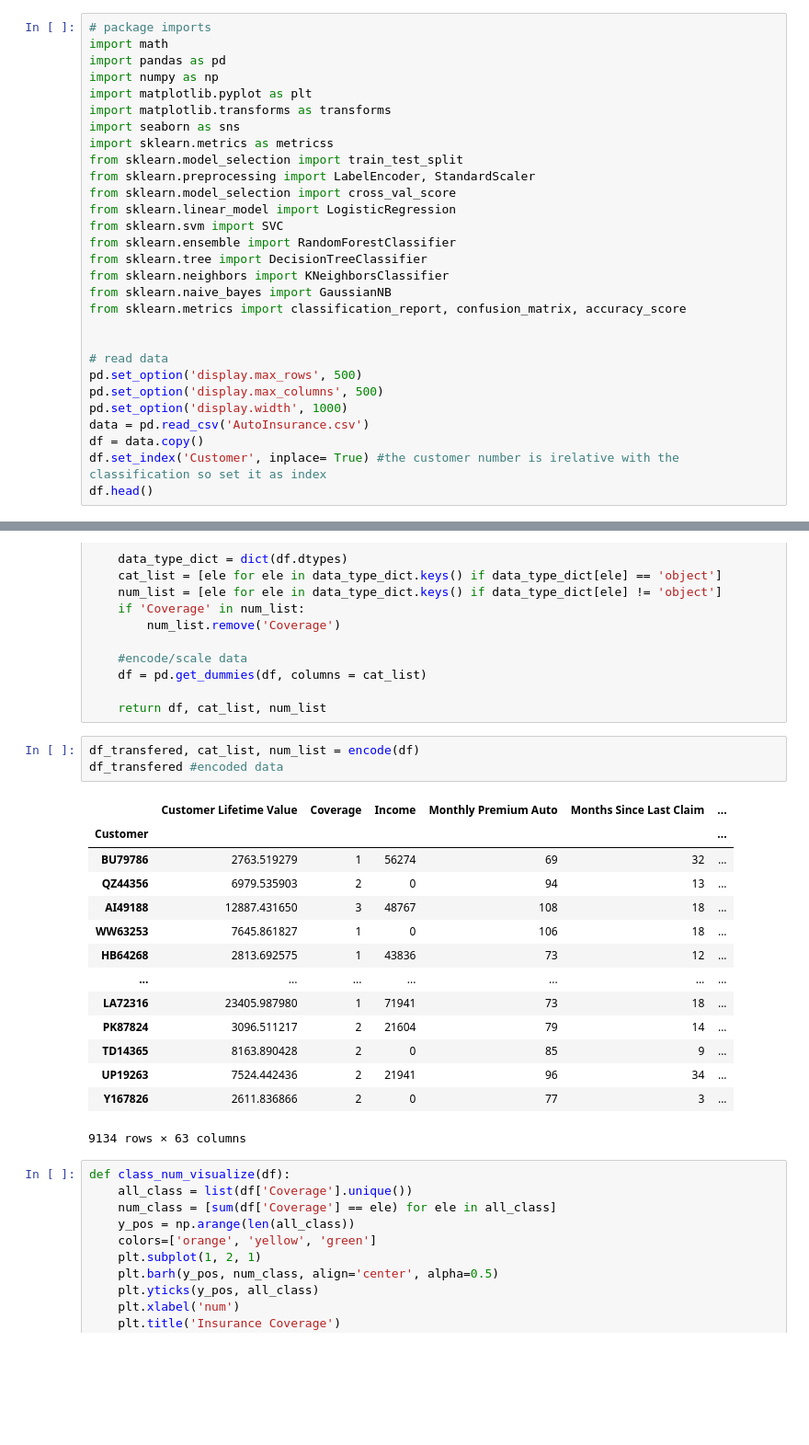
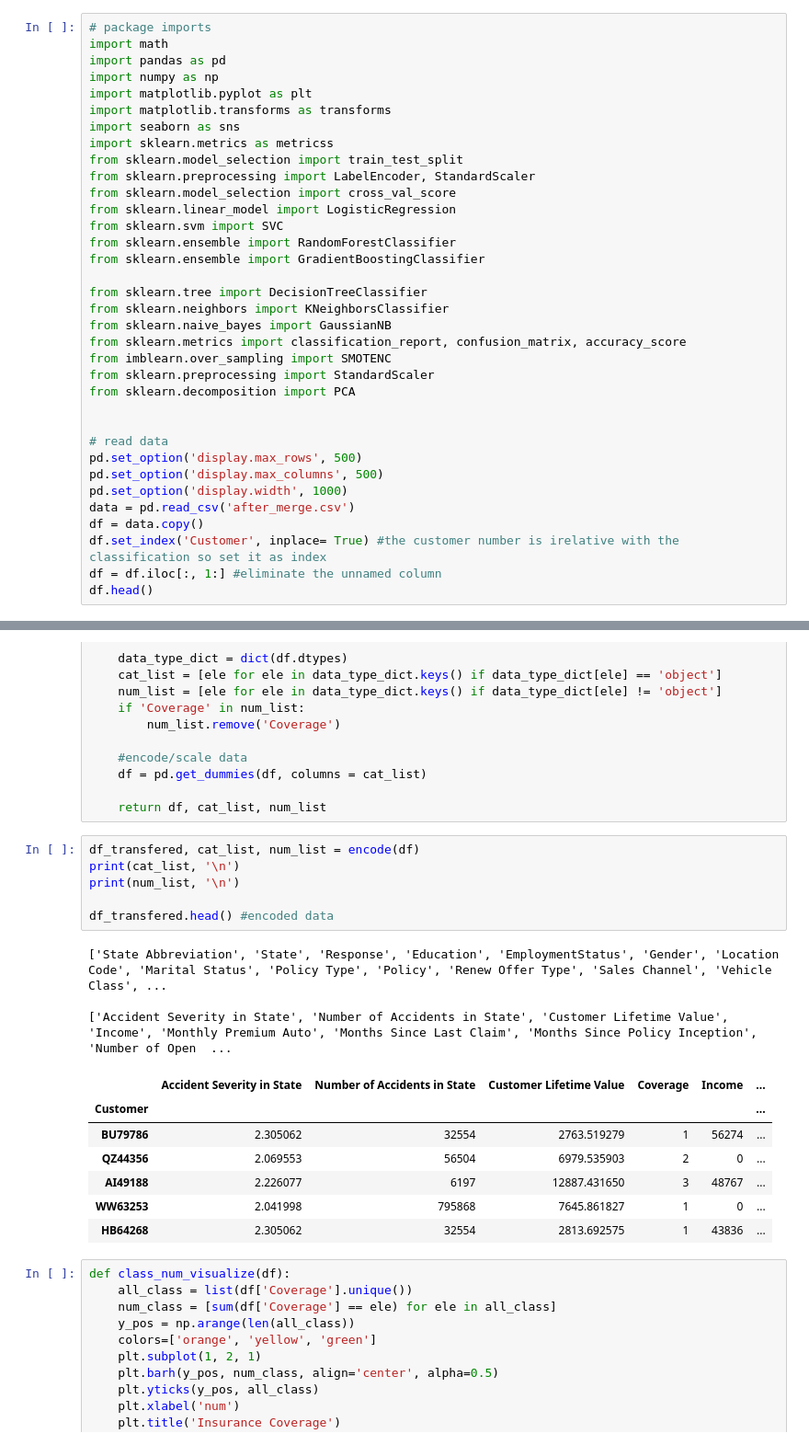
Before and after one commit to jiashaoxiong/4523-A-Group, a Jupyter notebook: WS_Part1.ipynb, the cells around one changed output, grey strips where cells are left out. Shown at 92% size. Saved outputs shown, nothing was run; the diff lists cells and outputs as text; blank space fills up the shorter version.

```diff
--- a/WS_Part1.ipynb
+++ b/WS_Part1.ipynb
@@ -24,18 +24,24 @@ from sklearn.model_selection import cross_val_score
 from sklearn.linear_model import LogisticRegression
 from sklearn.svm import SVC
 from sklearn.ensemble import RandomForestClassifier
+from sklearn.ensemble import GradientBoostingClassifier
+
 from sklearn.tree import DecisionTreeClassifier
 from sklearn.neighbors import KNeighborsClassifier
 from sklearn.naive_bayes import GaussianNB
 from sklearn.metrics import classification_report, confusion_matrix, accuracy_score
+from imblearn.over_sampling import SMOTENC
+from sklearn.preprocessing import StandardScaler
+from sklearn.decomposition import PCA
 
 
 # read data
 pd.set_option('display.max_rows', 500)
 pd.set_option('display.max_columns', 500)
 pd.set_option('display.width', 1000)
-data = pd.read_csv('AutoInsurance.csv')
+data = pd.read_csv('after_merge.csv')
 df = data.copy()
 df.set_index('Customer', inplace= True) #the customer number is irelative with the classification so set it as index
+df = df.iloc[:, 1:] #eliminate the unnamed column
 df.head()
 # %% [output]
@@ -73,22 +79,21 @@ def encode(df):
     return df, cat_list, num_list
 # %%
 df_transfered, cat_list, num_list = encode(df)
-df_transfered #encoded data
+print(cat_list, '\n')
+print(num_list, '\n')
+
+df_transfered.head() #encoded data
 # %% [output]
+['State Abbreviation', 'State', 'Response', 'Education', 'EmploymentStatus', 'Gender', 'Location Code', 'Marital Status', 'Policy Type', 'Policy', 'Renew Offer Type', 'Sales Channel', 'Vehicle Class', ...
+
+['Accident Severity in State', 'Number of Accidents in State', 'Customer Lifetime Value', 'Income', 'Monthly Premium Auto', 'Months Since Last Claim', 'Months Since Policy Inception', 'Number of Open  ...
-|  | Customer Lifetime Value | Coverage | Income | Monthly Premium Auto | Months Since Last Claim | ... |
+|  | Accident Severity in State | Number of Accidents in State | Customer Lifetime Value | Coverage | Income | ... |
 | Customer |  |  |  |  |  | ... |
-| BU79786 | 2763.519279 | 1 | 56274 | 69 | 32 | ... |
-| QZ44356 | 6979.535903 | 2 | 0 | 94 | 13 | ... |
-| AI49188 | 12887.431650 | 3 | 48767 | 108 | 18 | ... |
-| WW63253 | 7645.861827 | 1 | 0 | 106 | 18 | ... |
-| HB64268 | 2813.692575 | 1 | 43836 | 73 | 12 | ... |
-| ... | ... | ... | ... | ... | ... | ... |
-| LA72316 | 23405.987980 | 1 | 71941 | 73 | 18 | ... |
-| PK87824 | 3096.511217 | 2 | 21604 | 79 | 14 | ... |
-| TD14365 | 8163.890428 | 2 | 0 | 85 | 9 | ... |
-| UP19263 | 7524.442436 | 2 | 21941 | 96 | 34 | ... |
-| Y167826 | 2611.836866 | 2 | 0 | 77 | 3 | ... |
+| BU79786 | 2.305062 | 32554 | 2763.519279 | 1 | 56274 | ... |
+| QZ44356 | 2.069553 | 56504 | 6979.535903 | 2 | 0 | ... |
+| AI49188 | 2.226077 | 6197 | 12887.431650 | 3 | 48767 | ... |
+| WW63253 | 2.041998 | 795868 | 7645.861827 | 1 | 0 | ... |
+| HB64268 | 2.305062 | 32554 | 2813.692575 | 1 | 43836 | ... |
-9134 rows × 63 columns
 # %%
 def class_num_visualize(df):
     all_class = list(df['Coverage'].unique())
```
Also changed, not shown: parts of 16 cells of this notebook.
